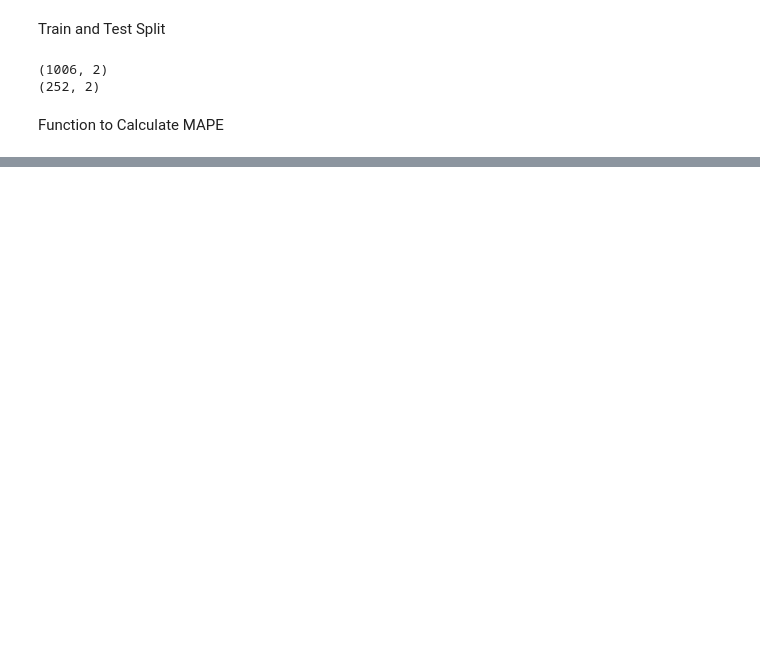
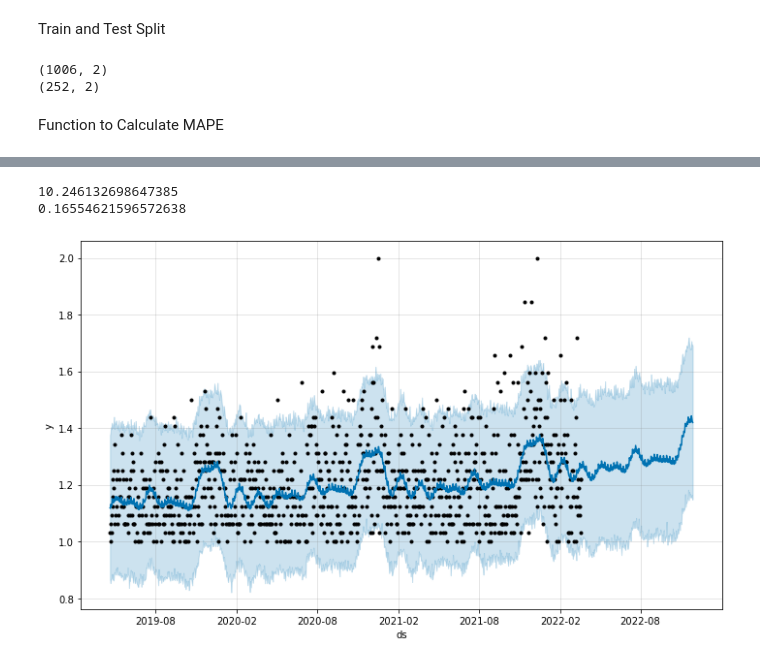
Before and after one commit to priyamgupta281/IPBA_BYOP, a Jupyter notebook: Group_12_Prophet.ipynb, the cells around one changed output, grey strips where cells are left out. Saved outputs shown, nothing was run; the diff lists cells and outputs as text; code cells hidden in the pictures; blank space fills up the shorter version.

Commit message:
Updates Prophet

```diff
--- a/Group_12_Prophet.ipynb
+++ b/Group_12_Prophet.ipynb
@@ -272,3 +272,11 @@ print(df1_training)
 802867  2022-12-04      198     1.0
 
 [5041 rows x 3 columns]
+# %%
+values = df1_training['Revenue'].values.astype('float32').reshape(-1,1)
+
+scaler = MinMaxScaler(feature_range=(1, 2))
+scaled = scaler.fit_transform(values)
+df1_training['Scaled']=scaled
+
+print(df1_training)
@@ -275,3 +298,4 @@ print(df1_training)
 # %%
-df1_training_prophet = df1_training[['InvoiceDate','Revenue']]
+df1_training_prophet = df1_training[['InvoiceDate','Scaled']]
 df1_training_prophet.columns =  ['ds','y']
+print(df1_training_prophet)
@@ -371,0 +435,18 @@ print(tuning_results)
+# %%
+m = Prophet(changepoint_prior_scale=0.500,seasonality_prior_scale=0.01,interval_width=0.95,yearly_seasonality=True).fit(df_train)
+future = m.make_future_dataframe(periods=test_size)
+forecast_1 = m.predict(future)
+forecast_df = forecast_1[['ds', 'yhat']].tail(test_size)
+y_actual = df_test['y']
+y_predicted = forecast_df['yhat']
+
+
+MSE = np.square(np.subtract(y_actual,y_predicted)).mean()
+
+RMSE = math.sqrt(MSE)
+
+def calculate_mape(actual, pred):
+    actual, pred = np.array(actual), np.array(pred)
+    return np.mean(np.abs((actual - pred) / actual)) * 100
+
+mape_value = calculate_mape(y_actual,y_predicted)
@@ -371,0 +458,10 @@ print(tuning_results)
+# %%
+print(mape_value)
+print(RMSE)
+# %% [output]
+10.246132698647385
+0.16554621596572638
+# %%
+fig1 = m.plot(forecast_1, uncertainty=True)
+# %% [output]
+[figure, added]
```
Also changed, not shown: parts of 20 cells of this notebook.
